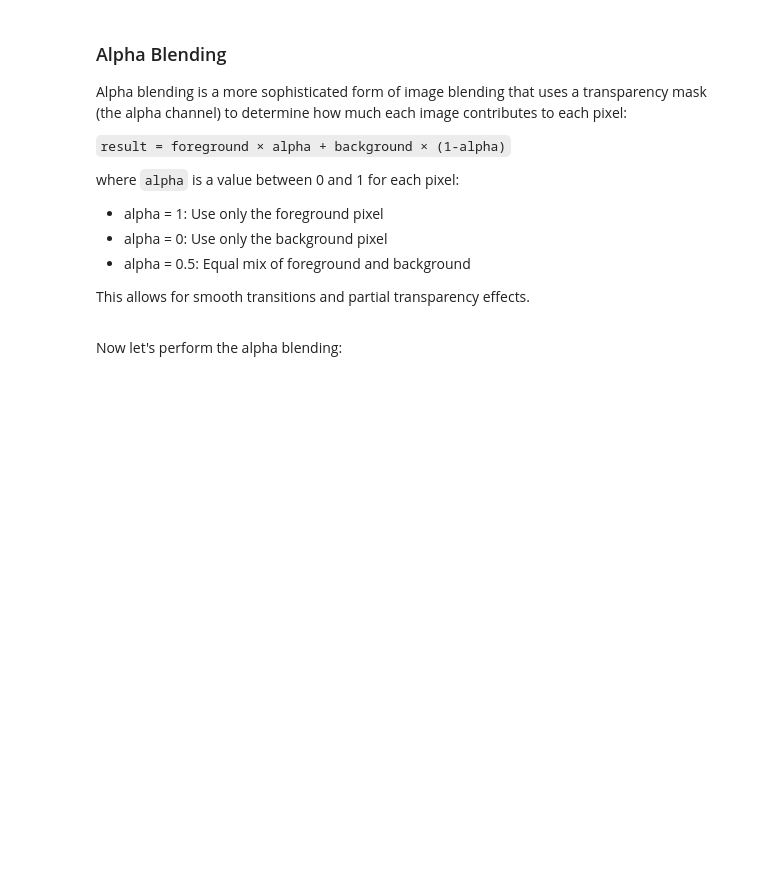
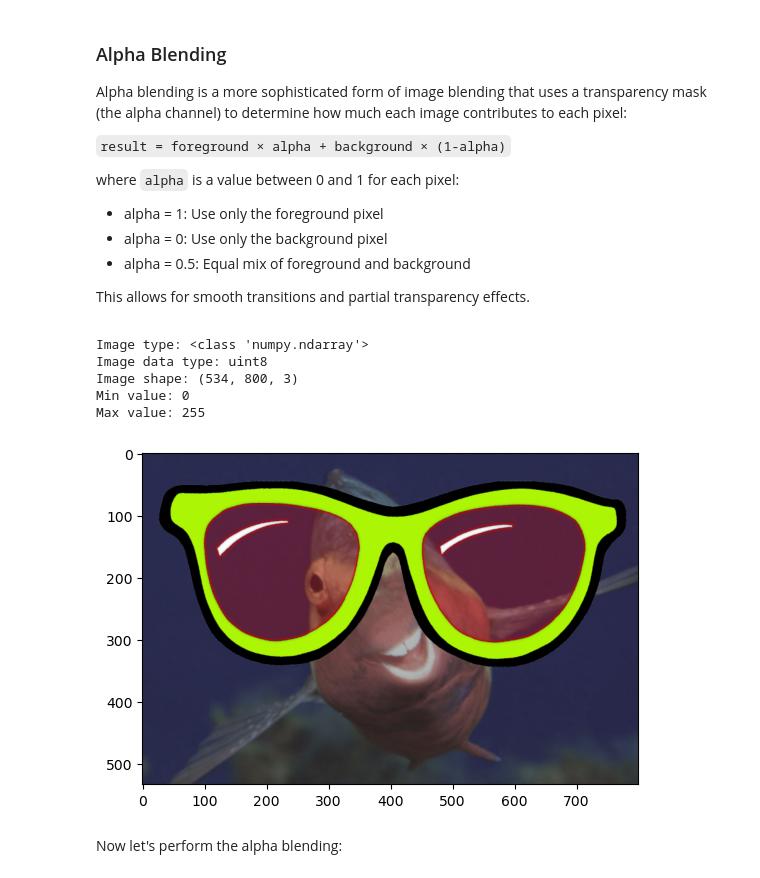
Before and after one commit to ThibaultLaunois/CampNum-20-ACV, a Jupyter notebook: ACV_Part1_OpenCV.ipynb, the cells around one changed output. Cells and saved outputs as stored; diff of their text form; code cells hidden in the pictures; blank space fills up the shorter version.

```diff
--- a/ACV_Part1_OpenCV.ipynb
+++ b/ACV_Part1_OpenCV.ipynb
@@ -570,3 +606,30 @@ Now that we have both images with the same dimensions, we can blend them togethe
+# %%
+# Display the results and make sure that all the images have the same size
+
+#take the alpha channel
+upscale_alpha_glasses = glasses.copy()[:,:,-1]
+#expand to match the size of the fish
+upscale_alpha_glasses = np.pad(upscale_alpha_glasses, ((0,height_diff),(0, width_diff)), mode="constant", constant_values=0)
+
+#for computation needs to be a data cube
+upscale_alpha_glasses_rgb = np.expand_dims(upscale_alpha_glasses, 2)
+#repeats the layer for each color channel
+upscale_alpha_glasses_rgb = np.concatenate( (upscale_alpha_glasses_rgb, upscale_alpha_glasses_rgb, upscale_alpha_glasses_rgb), axis=2)
+
+#alpha blending
+blended_image_2 = upscale_rgb_glasses * upscale_alpha_glasses_rgb + fish * (1 - upscale_alpha_glasses_rgb)
+#cast types to uint8
+blended_image_2 = blended_image_2.astype(np.uint8)
+
+image_info(blended_image_2)
+display_image(blended_image_2)
+# %% [output]
+Image type: <class 'numpy.ndarray'>
+Image data type: uint8
+Image shape: (534, 800, 3)
+Min value: 0
+Max value: 255
+[figure, added]
 # %% [markdown]
 Now let's perform the alpha blending:
 # %%
```
Also changed, not shown: parts of 10 cells of this notebook.
